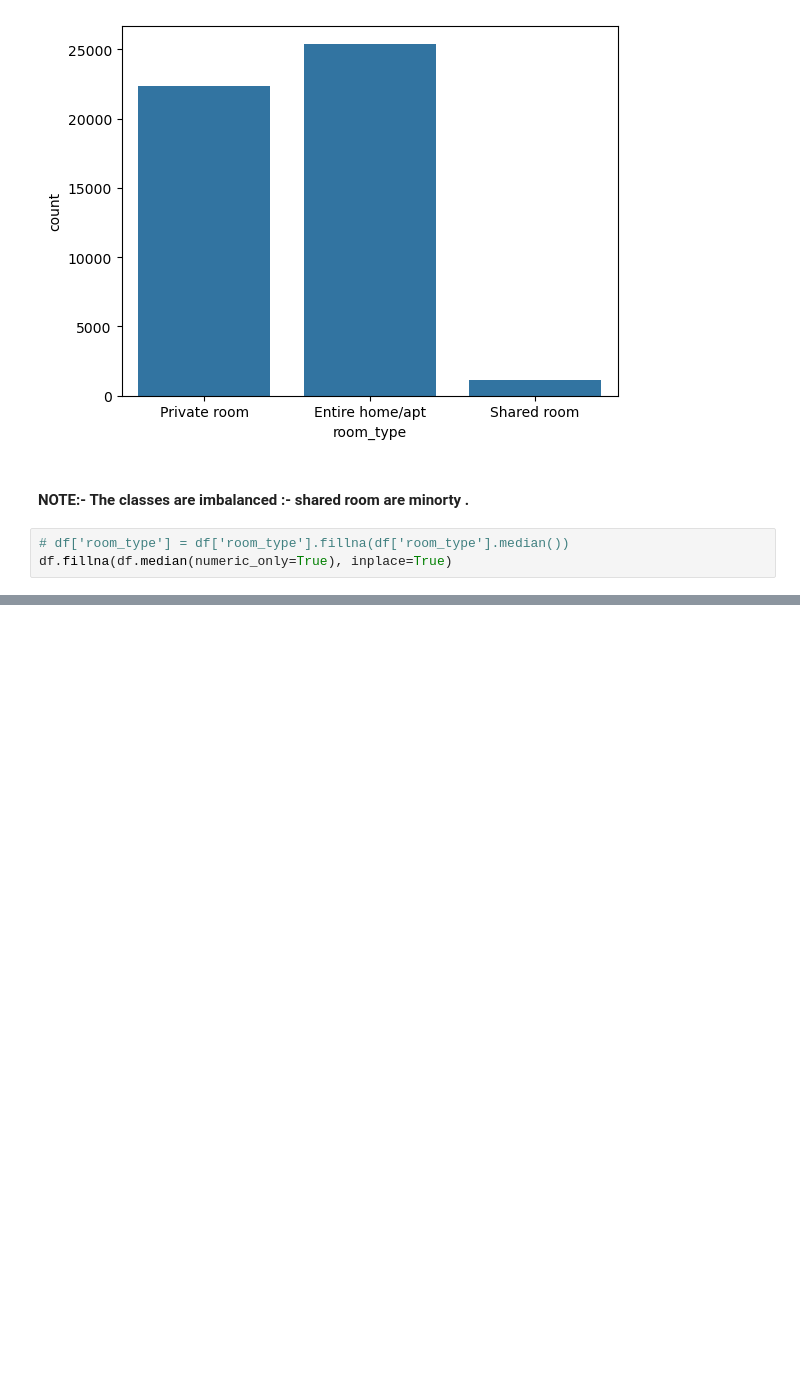
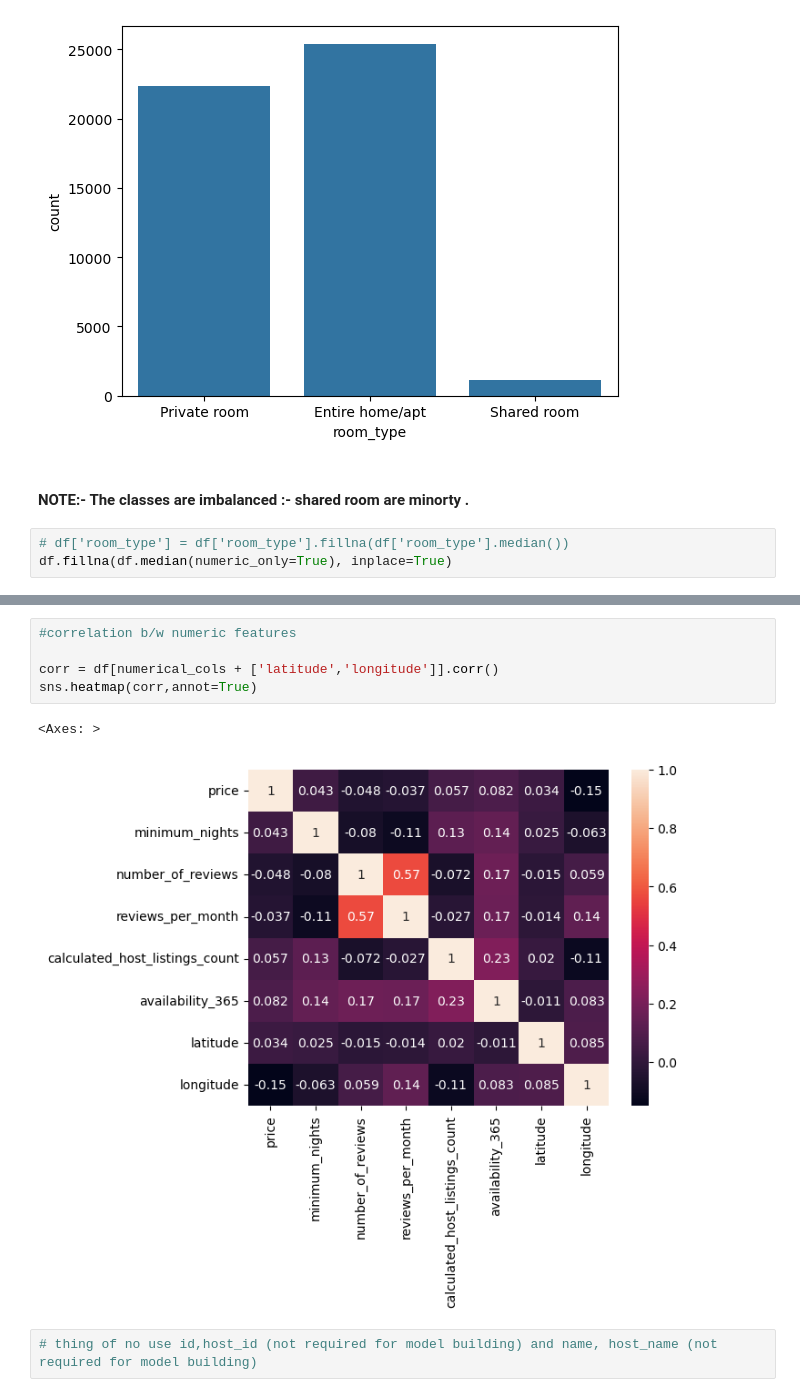
Before and after one commit to VINITKUMAR22/NYC-room-type-classification, a Jupyter notebook: room_type_classification.ipynb, the cells around one changed output, grey strips where cells are left out. Cells and saved outputs as stored; diff of their text form; blank space fills up the shorter version.

```diff
--- a/room_type_classification.ipynb
+++ b/room_type_classification.ipynb
@@ -92,0 +119,10 @@ df.fillna(df.median(numeric_only=True), inplace=True)
+# %%
+#correlation b/w numeric features
+
+corr = df[numerical_cols + ['latitude','longitude']].corr()
+sns.heatmap(corr,annot=True)
+# %% [output]
+<Axes: >
+[figure, added]
+# %%
+# thing of no use id,host_id (not required for model building) and name, host_name (not required for model building)
```
Also changed, not shown: parts of 18 cells of this notebook.
